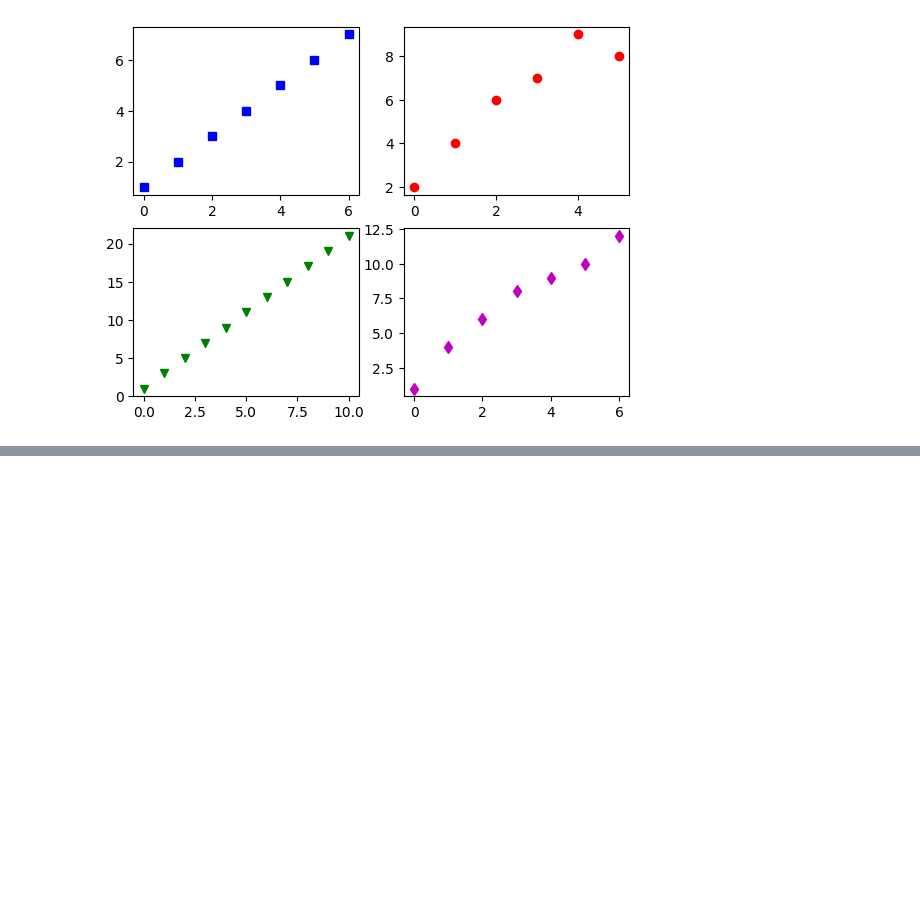
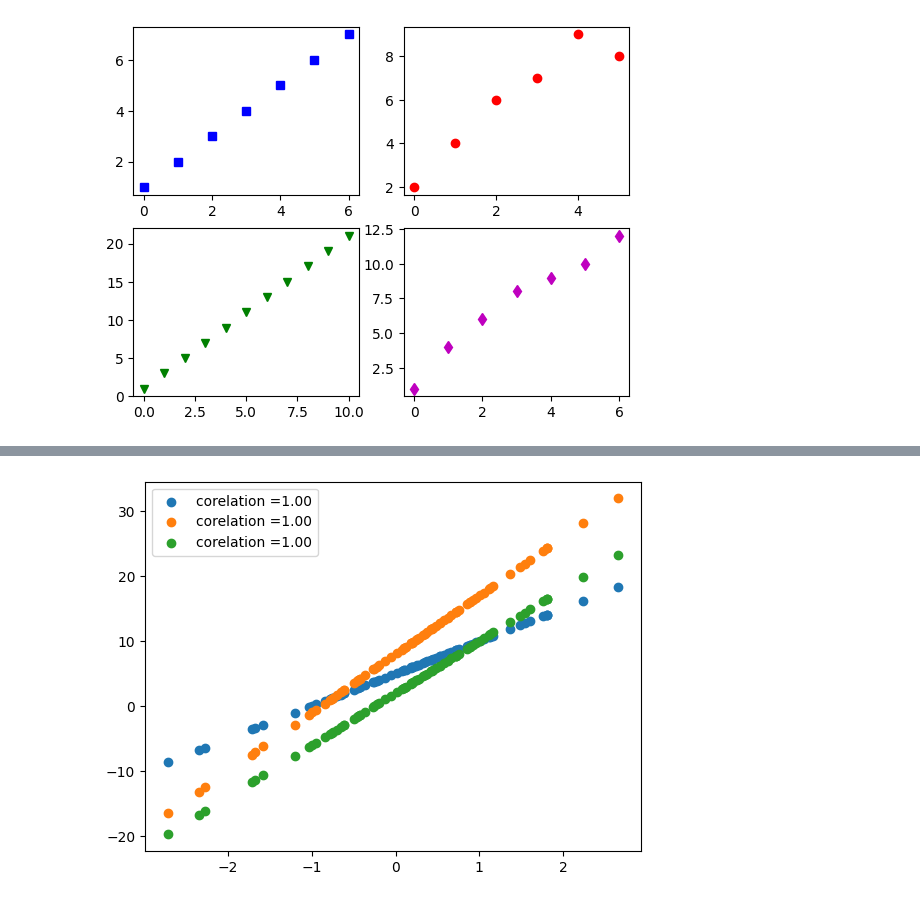
Before and after one commit to Vishnu9535/machine-learning, a Jupyter notebook: pdavt/program1.ipynb, the cells around one changed output, grey strips where cells are left out. Saved outputs shown, nothing was run; the diff lists cells and outputs as text; code cells hidden in the pictures; blank space fills up the shorter version.

```diff
--- a/pdavt/program1.ipynb
+++ b/pdavt/program1.ipynb
@@ -149,0 +200,17 @@ plt.show()
+# %%
+import   numpy as np
+import matplotlib.pyplot as plt
+x= np.random.randn(80)
+y1 = x*5+5
+y2=x*9+8
+y3=x*8+2
+cor1 = np.corrcoef(x,y1)[0,1]
+cor2 = np.corrcoef(x,y2)[0,1]
+cor3 = np.corrcoef(x,y3)[0,1]
+plt.scatter(x,y1,label=f"corelation ={cor1:.2f}")
+plt.scatter(x,y2,label=f"corelation ={cor2:.2f}")
+plt.scatter(x,y3,label=f"corelation ={cor3:.2f}")
+plt.legend()
+plt.show()
+# %% [output]
+[figure, added]
```
Also changed, not shown: parts of 5 cells of this notebook.
